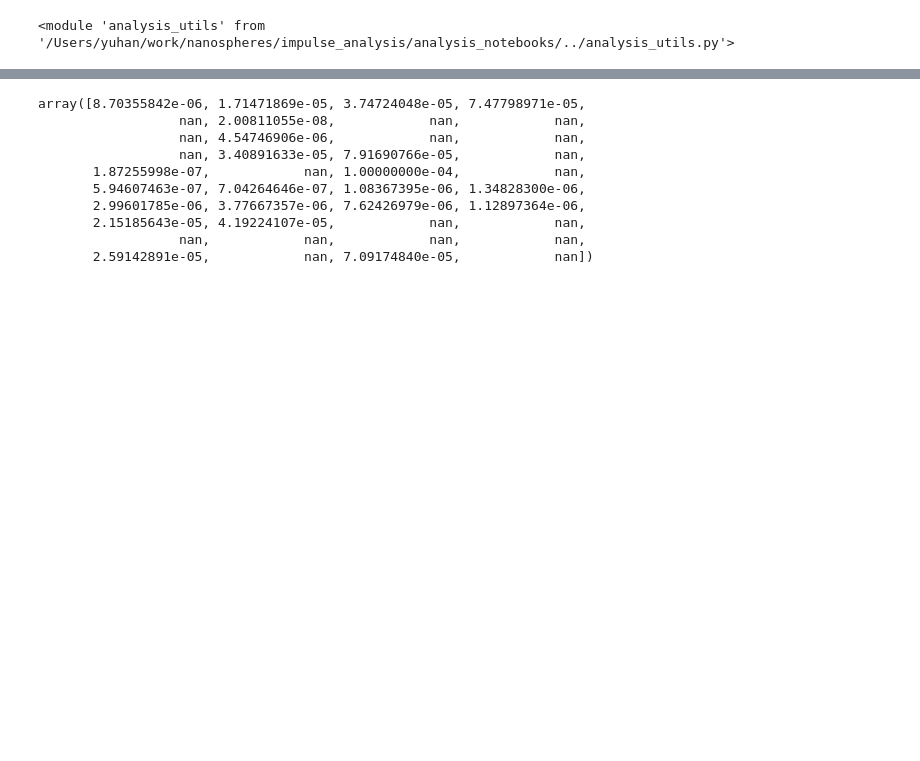
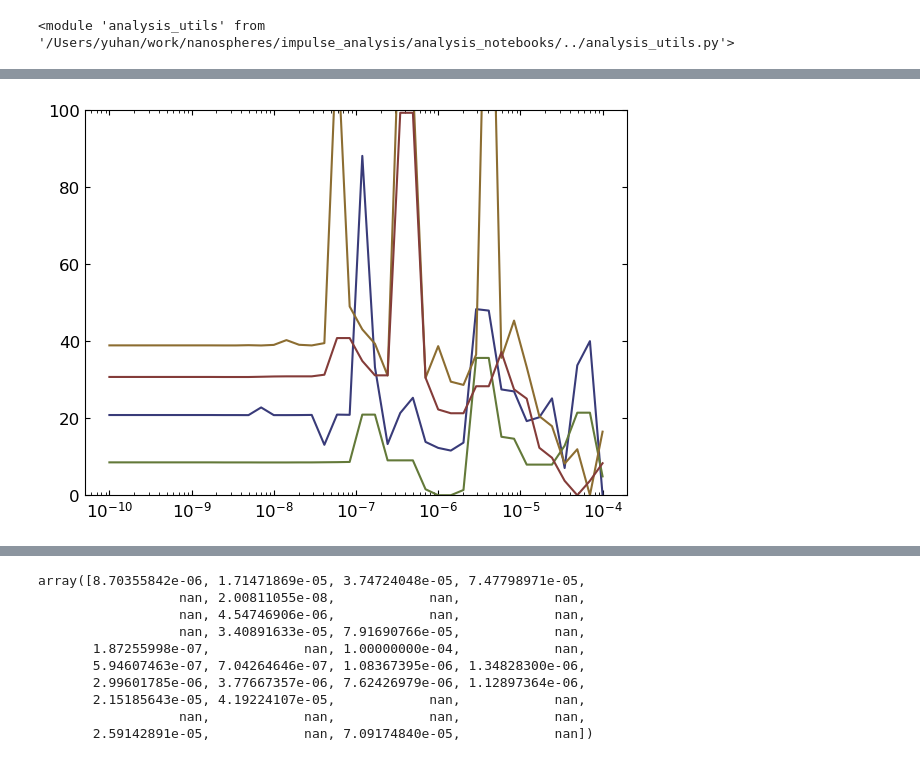
Before and after one commit to yuhants/dm_nanospheres, a Jupyter notebook: analysis_notebooks/sphere_20250103_dm_analysis.ipynb, the cells around one changed output, grey strips where cells are left out. Cells and saved outputs as stored; diff of their text form; code cells hidden in the pictures; blank space fills up the shorter version.

```diff
--- a/analysis_notebooks/sphere_20250103_dm_analysis.ipynb
+++ b/analysis_notebooks/sphere_20250103_dm_analysis.ipynb
@@ -400,24 +280,0 @@ for i in range(40):
-# %%
-nlls_10ev_file = np.load(r'/Users/yuhan/work/nanospheres/impulse_analysis/profile_nlls/profile_nlls_1e+01ev_0.npz')
-nlls_10ev = nlls_10ev_file['nll']
-mx_list_10ev, alpha_list_10ev = nlls_10ev_file['mx'], nlls_10ev_file['alpha']
-
-alpha_upper_10ev = np.empty(40)
-for i in range(40):
-    alpha_upper_10ev[i] = get_upper_alpha(alpha_list_10ev, nlls_10ev[i])
-# %%
-nlls_0_01ev_file = np.load(r'/Users/yuhan/work/nanospheres/impulse_analysis/profile_nlls/profile_nlls_1e-02_0.npz')
-nlls_0_01ev = nlls_0_01ev_file['nll']
-mx_list_0_01ev, alpha_list_0_01ev = nlls_0_01ev_file['mx'], nlls_0_01ev_file['alpha']
-
-alpha_upper_0_01ev = np.empty(40)
-for i in range(40):
-    alpha_upper_0_01ev[i] = get_upper_alpha(alpha_list_0_01ev, nlls_0_01ev[i])
-# %%
-alpha_upper_1 = np.empty(10)
-for i in range(10):
-    alpha_upper_1[i] = get_upper_alpha(alpha_list_1, nlls_1[i])
-
-alpha_upper = np.empty(40)
-for i in range(40):
-    alpha_upper[i] = get_upper_alpha(alpha_list, nlls[i])
@@ -437 +313,15 @@ print(alpha_upper_10ev)
+# %%
+alpha = lim_0_01ev_0[-2]
+
+for i in range(0, 2):
+    nll = lim_0_01ev_0[-1][i]
+    filtered = medfilt(nll, 3)
+
+    plt.plot(alpha, nll - np.min(nll), '-')
+    plt.plot(alpha, filtered - np.min(filtered), '-')
+
+plt.ylim(0, 100)
+plt.xscale('log')
+# %% [output]
+[figure, added]
 # %%
```
Also changed, not shown: parts of 20 cells of this notebook, 13 other files.
